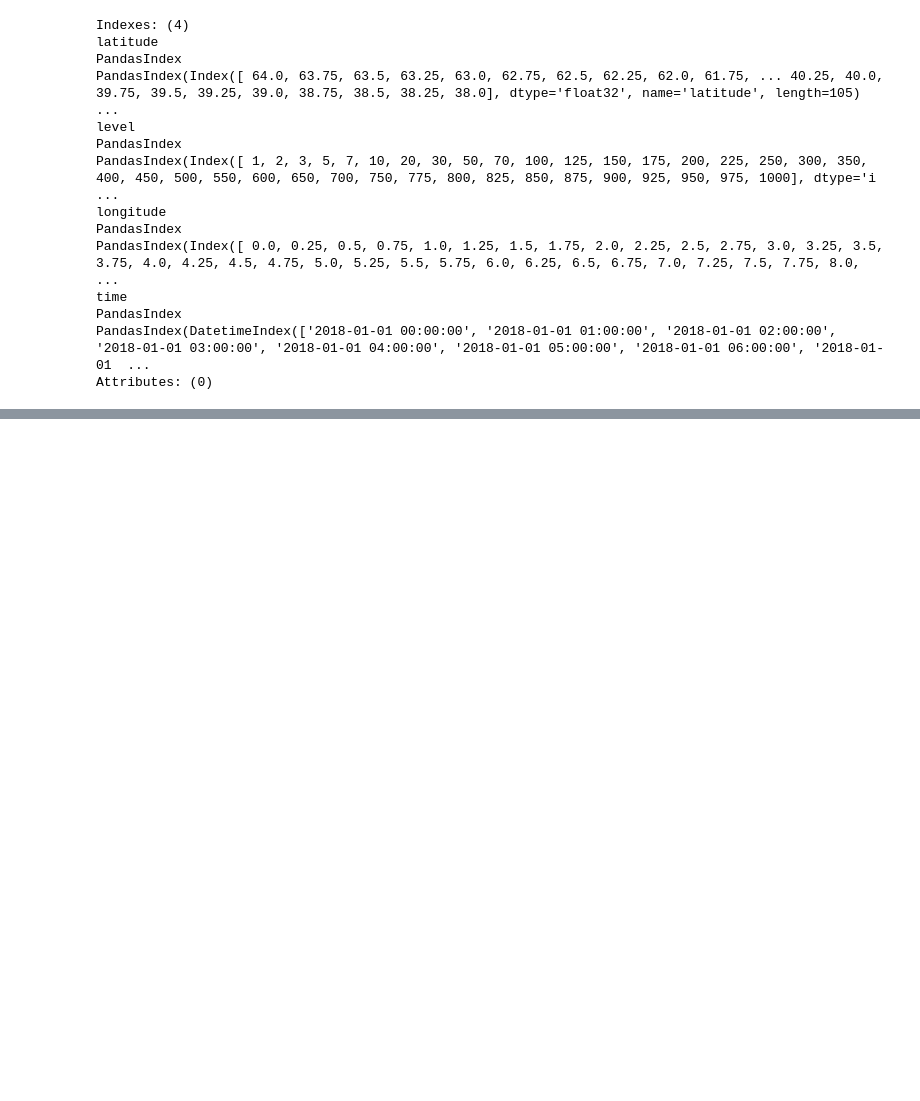
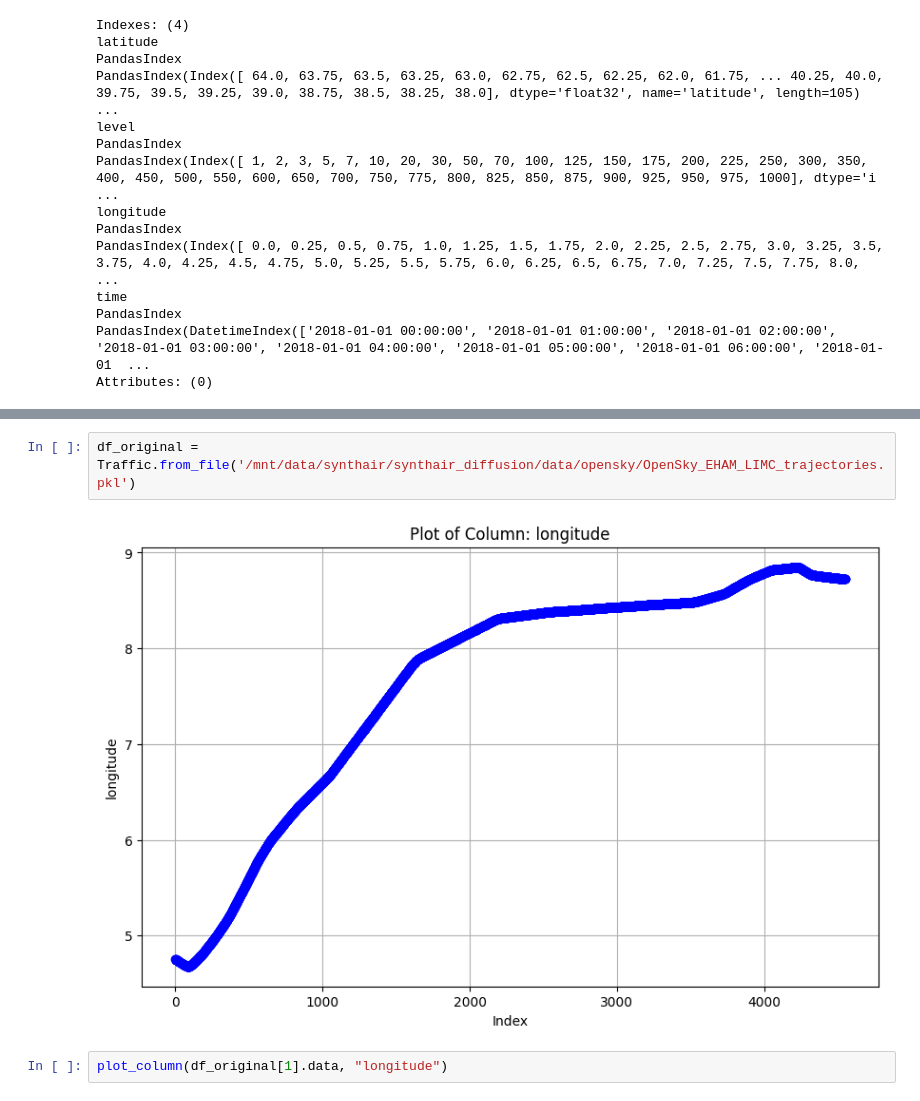
Before and after one commit to SynthAIr/DM_FM_Trajectories, a Jupyter notebook: src/data/weather_data.ipynb, the cells around one changed output, grey strips where cells are left out. Cells and saved outputs as stored; diff of their text form; blank space fills up the shorter version.

```diff
--- a/src/data/weather_data.ipynb
+++ b/src/data/weather_data.ipynb
@@ -665,0 +711,6 @@ TypeError: Invalid shape (3, 5, 5) for image data
+# %%
+df_original = Traffic.from_file('/mnt/data/synthair/synthair_diffusion/data/opensky/OpenSky_EHAM_LIMC_trajectories.pkl')
+# %% [output]
+[figure, added]
+# %%
+plot_column(df_original[1].data, "longitude")
```
Also changed, not shown: parts of 18 cells of this notebook, 4 other files.
